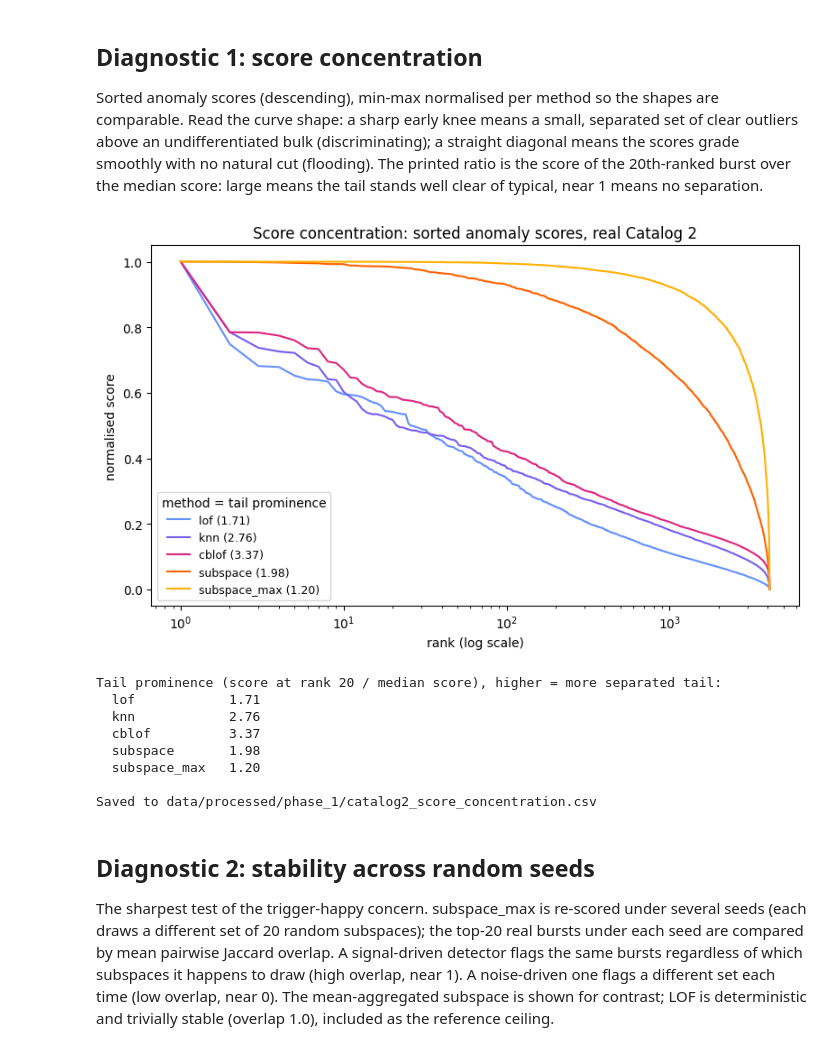
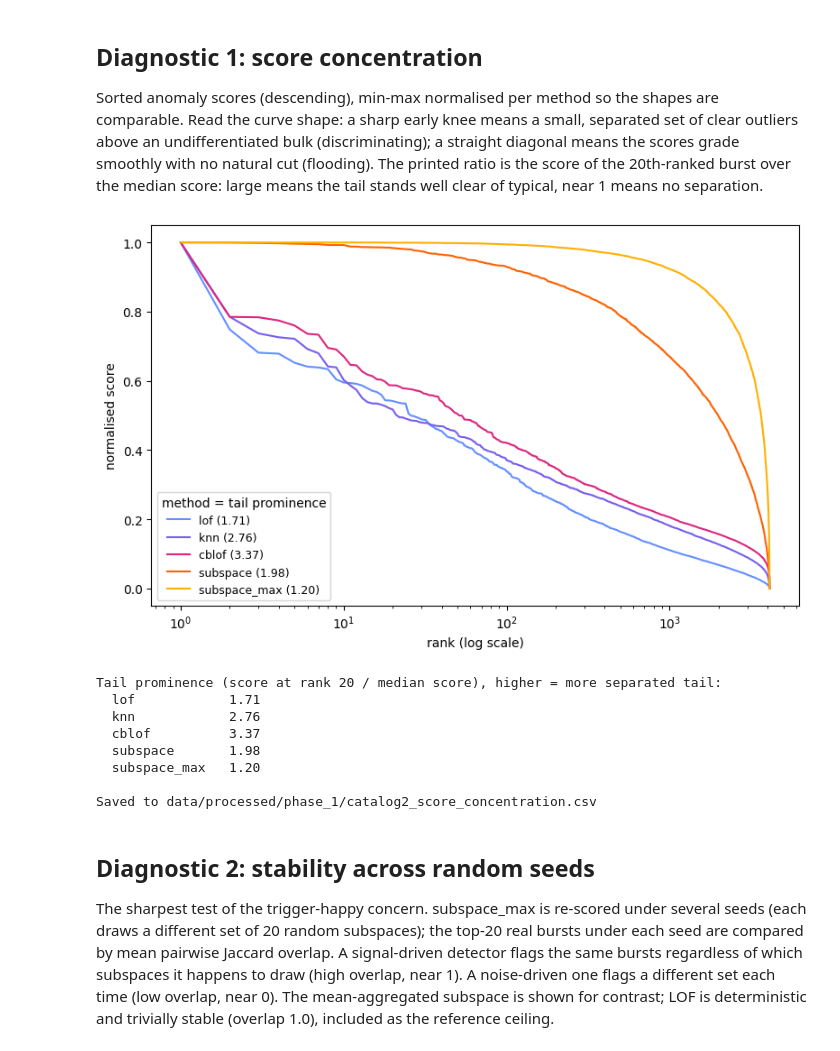
Before and after one commit to exicxx/FRBAnomalyDetection, a Jupyter notebook: Phase 1/notebooks/cat2/04_candidate_validation_cat2.ipynb, the cells around one changed output. Saved outputs shown, nothing was run; the diff lists cells and outputs as text; code cells hidden in the pictures.

```diff
--- a/Phase 1/notebooks/cat2/04_candidate_validation_cat2.ipynb
+++ b/Phase 1/notebooks/cat2/04_candidate_validation_cat2.ipynb
@@ -134,35 +134,34 @@ METHOD_COLORS = {
 # Tail prominence computed first so it can be shown directly in the legend, rank-20 score
 # over median score, higher = more separated tail.
 tail_prominence = {m: np.sort(scores[m].values)[::-1][19] / np.median(scores[m].values) for m in METHODS}
 
 fig, ax = plt.subplots(figsize=(8, 5))
 for m in METHODS:
     s = np.sort(scores[m].values)[::-1]
     s_norm = (s - s.min()) / (s.max() - s.min())
     ax.plot(np.arange(1, len(s) + 1), s_norm, label=f'{m} ({tail_prominence[m]:.2f})', color=METHOD_COLORS[m])
 ax.set_xscale('log')
 ax.set_xlabel('rank (log scale)')
 ax.set_ylabel('normalised score')
-ax.set_title('Score concentration: sorted anomaly scores, real Catalog 2')
 ax.legend(fontsize=9, title='method = tail prominence')
 plt.tight_layout()
 fig_path = PROJECT / 'reports' / 'Phase 1' / 'figures' / 'candidate_score_concentration.png'
 fig.savefig(fig_path, dpi=150, bbox_inches='tight')
 plt.show()
 
 print('Tail prominence (score at rank 20 / median score), higher = more separated tail:')
 for m in METHODS:
     print(f'  {m:14s} {tail_prominence[m]:.2f}')
 
 concentration = pd.DataFrame({
     'method': METHODS,
     'tail_prominence': [tail_prominence[m] for m in METHODS],
 })
 out = PROJECT / 'data' / 'processed' / 'phase_1' / 'catalog2_score_concentration.csv'
 concentration.to_csv(out, index=False)
 print(f'\nSaved to {out.relative_to(PROJECT)}')
 # %% [output]
-[figure, old version]
+[figure, new version]
 Tail prominence (score at rank 20 / median score), higher = more separated tail:
   lof            1.71
   knn            2.76
```
Also changed, not shown: 7 other files.
